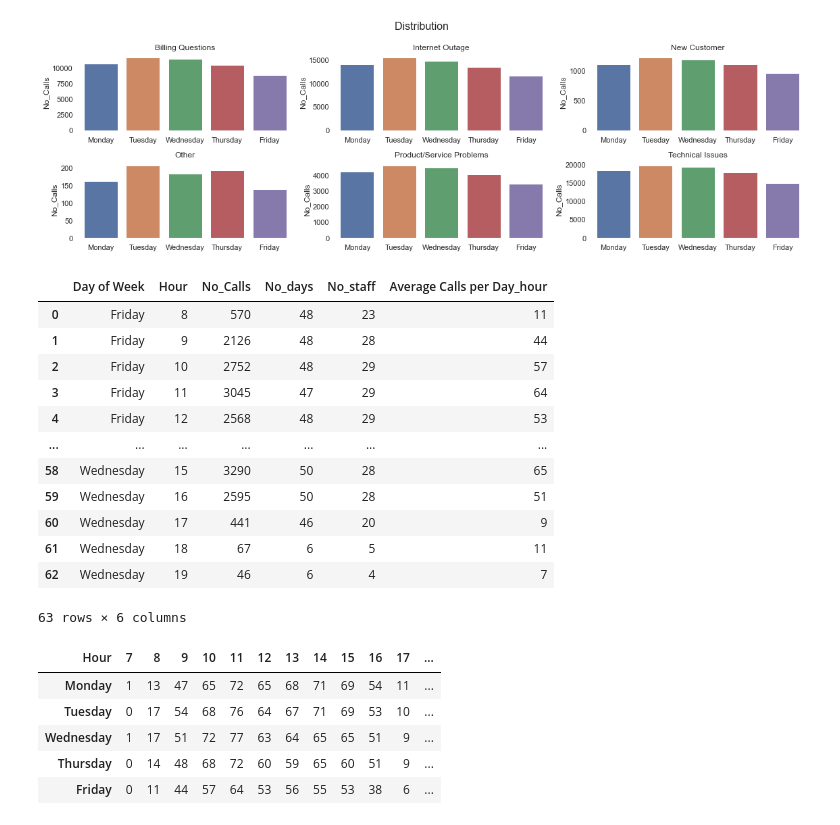
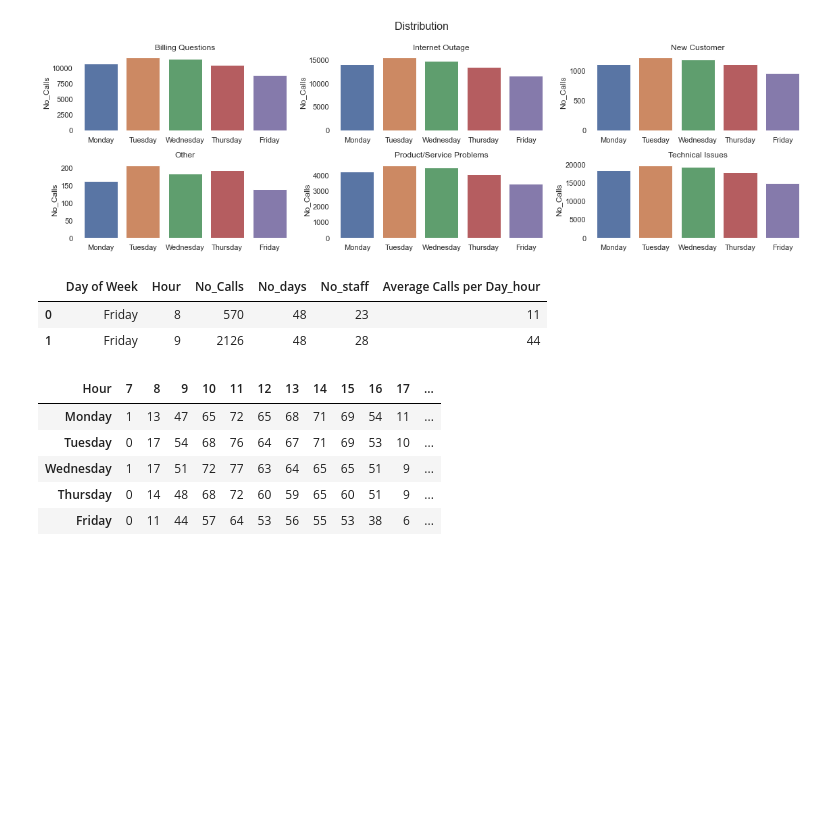
Before and after one commit to diana-kungu/RWDF, a Jupyter notebook: Call Center Operations Analytics/call_center.ipynb, the cells around one changed output. Drawn from its saved outputs; the diff is of its cells as text; code cells hidden in the pictures; blank space fills up the shorter version.

```diff
--- a/Call Center Operations Analytics/call_center.ipynb
+++ b/Call Center Operations Analytics/call_center.ipynb
@@ -195,24 +194,14 @@ plt.tight_layout()
 # %%
 #Distribution by hour and day of week
 #Heatmap
 daily_dist = df[df['Year'] ==2021].groupby(['Day of Week','Hour']).agg(
                                 No_Calls =('Call #', 'count'),
                                 No_days = ('Call Date', 'nunique'),
                                 No_staff = ('Agent', 'nunique')).reset_index()
 daily_dist['Average Calls per Day_hour'] = (daily_dist['No_Calls']/ daily_dist['No_days']).astype(int)
-daily_dist
+daily_dist.head(2)
 # %% [output]
 |  | Day of Week | Hour | No_Calls | No_days | No_staff | Average Calls per Day_hour |
 | 0 | Friday | 8 | 570 | 48 | 23 | 11 |
 | 1 | Friday | 9 | 2126 | 48 | 28 | 44 |
-| 2 | Friday | 10 | 2752 | 48 | 29 | 57 |
-| 3 | Friday | 11 | 3045 | 47 | 29 | 64 |
-| 4 | Friday | 12 | 2568 | 48 | 29 | 53 |
-| ... | ... | ... | ... | ... | ... | ... |
-| 58 | Wednesday | 15 | 3290 | 50 | 28 | 65 |
-| 59 | Wednesday | 16 | 2595 | 50 | 28 | 51 |
-| 60 | Wednesday | 17 | 441 | 46 | 20 | 9 |
-| 61 | Wednesday | 18 | 67 | 6 | 5 | 11 |
-| 62 | Wednesday | 19 | 46 | 6 | 4 | 7 |
-63 rows × 6 columns
 # %%
```
Also changed, not shown: parts of 12 cells of this notebook.
